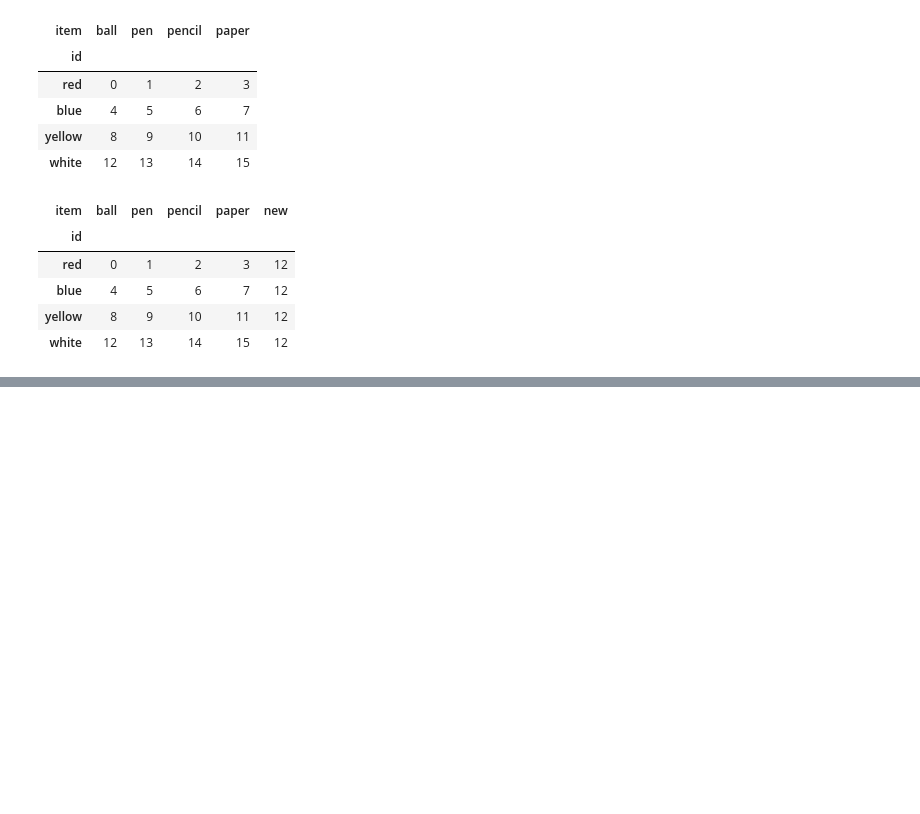
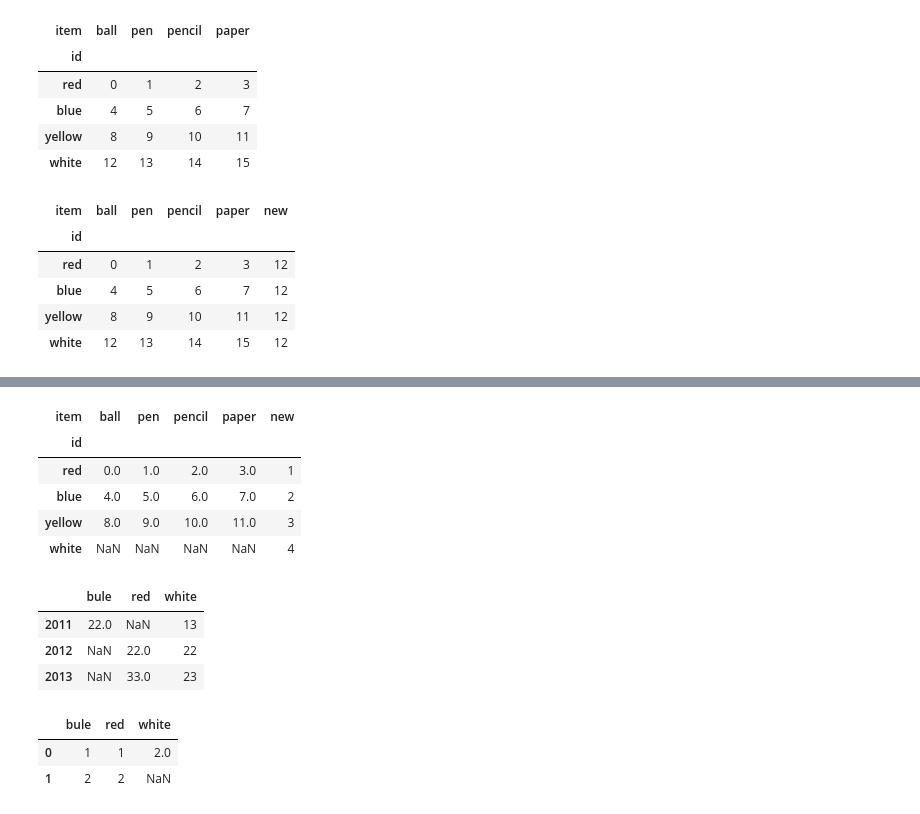
Before and after one commit to zhangminvip/python_data_analytics, a Jupyter notebook: dataframe_test.ipynb, the cells around one changed output, grey strips where cells are left out. Cells and saved outputs as stored; diff of their text form; code cells hidden in the pictures; blank space fills up the shorter version.

```diff
--- a/dataframe_test.ipynb
+++ b/dataframe_test.ipynb
@@ -161,0 +268,31 @@ frame3
+# %%
+frame3[frame3<12]
+# %% [output]
+| item | ball | pen | pencil | paper | new |
+| id |  |  |  |  |  |
+| red | 0.0 | 1.0 | 2.0 | 3.0 | 1 |
+| blue | 4.0 | 5.0 | 6.0 | 7.0 | 2 |
+| yellow | 8.0 | 9.0 | 10.0 | 11.0 | 3 |
+| white | NaN | NaN | NaN | NaN | 4 |
+# %%
+nestdict = {'red':{2012:22, 2013:33},
+                   'white':{2011:13,2012:22,2013:23},
+                   'bule':{2011:22}}
+frame2 = pd.DataFrame(nestdict)
+frame2
+# %% [output]
+|  | bule | red | white |
+| 2011 | 22.0 | NaN | 13 |
+| 2012 | NaN | 22.0 | 22 |
+| 2013 | NaN | 33.0 | 23 |
+# %%
+# you'd better convert the list to service , or you will get an error
+nest = {'red':pd.Series([1,2]),
+                   'white':pd.Series([2]),
+                   'bule':pd.Series([1,2])}
+frame10 = pd.DataFrame(nest)
+frame10
+# %% [output]
+|  | bule | red | white |
+| 0 | 1 | 1 | 2.0 |
+| 1 | 2 | 2 | NaN |
```
Also changed, not shown: parts of 13 cells of this notebook.
